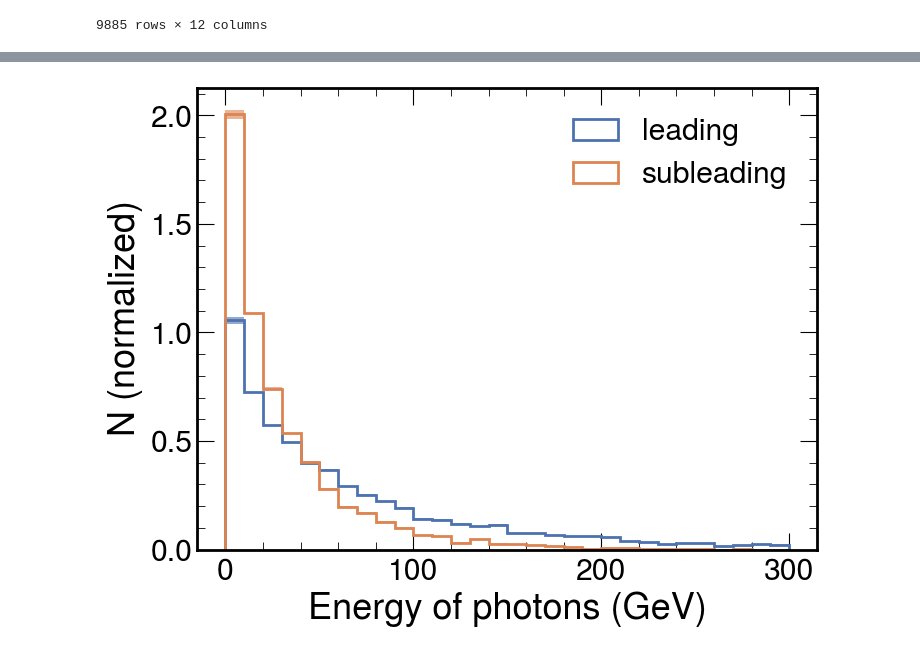
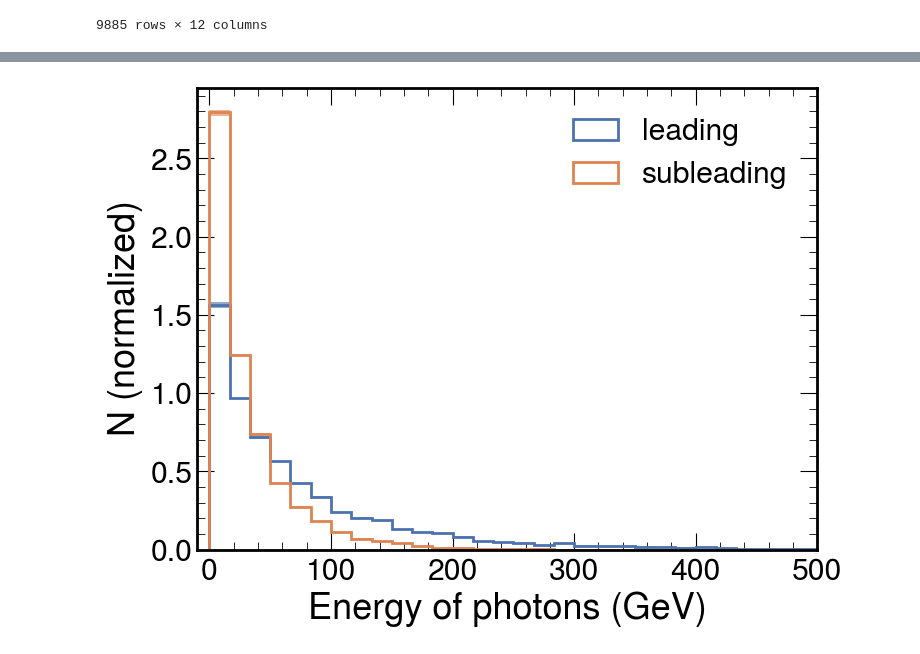
Before and after one commit to camilapramos/nuDIS_HEPMC_Analysis, a Jupyter notebook: notebooks/plots.ipynb, the cells around one changed output, grey strips where cells are left out. Drawn from its saved outputs; the diff is of its cells as text; code cells hidden in the pictures.

Commit message:
updated distribution plots

```diff
--- a/notebooks/plots.ipynb
+++ b/notebooks/plots.ipynb
@@ -103,7 +103,7 @@ def build_scale_hist(df,  observable, bins=30):
     elif observable == "multiplicity":
         xrange = (0,30)
     else:
-        xrange = (0,300)
+        xrange = (0,1000)
 
     n_evts = df["event"].max() + 1
     var_columns = [col for col in df.columns if col.startswith("w_")]
@@ -132,7 +132,7 @@ def plot_particle_dist(particle_dict, observable, bins=30, show_uncertainty=True
     elif observable == "multiplicity":
         xrange = (0,30)
     else:
-        xrange = (0,300)
+        xrange = (0,1000)
 
     colors = {label : sns.color_palette('deep', n_colors=20)[i] for i,label in enumerate(particle_dict.keys())}
 
@@ -465,9 +474,13 @@ plt.show()
 # %%
+# leading and subleading energies
+
 photons_dist_dict = {'leading': photon_leading_energy, 'subleading': photon_subleading_energy}
 
-plot_particle_dist(particle_dict=photons_dist_dict, observable="E", show_uncertainty=True)
+plot_particle_dist(bins=60,particle_dict=photons_dist_dict, observable="E", show_uncertainty=True)
+# plt.yscale("log")
 
+plt.xlim((-10,500))
 plt.xlabel("Energy of photons (GeV)", loc="center")
 plt.show()
 # %% [output]
-[figure, old version]
+[figure, new version]
```
Also changed, not shown: parts of 6 cells of this notebook, 1 other file.
